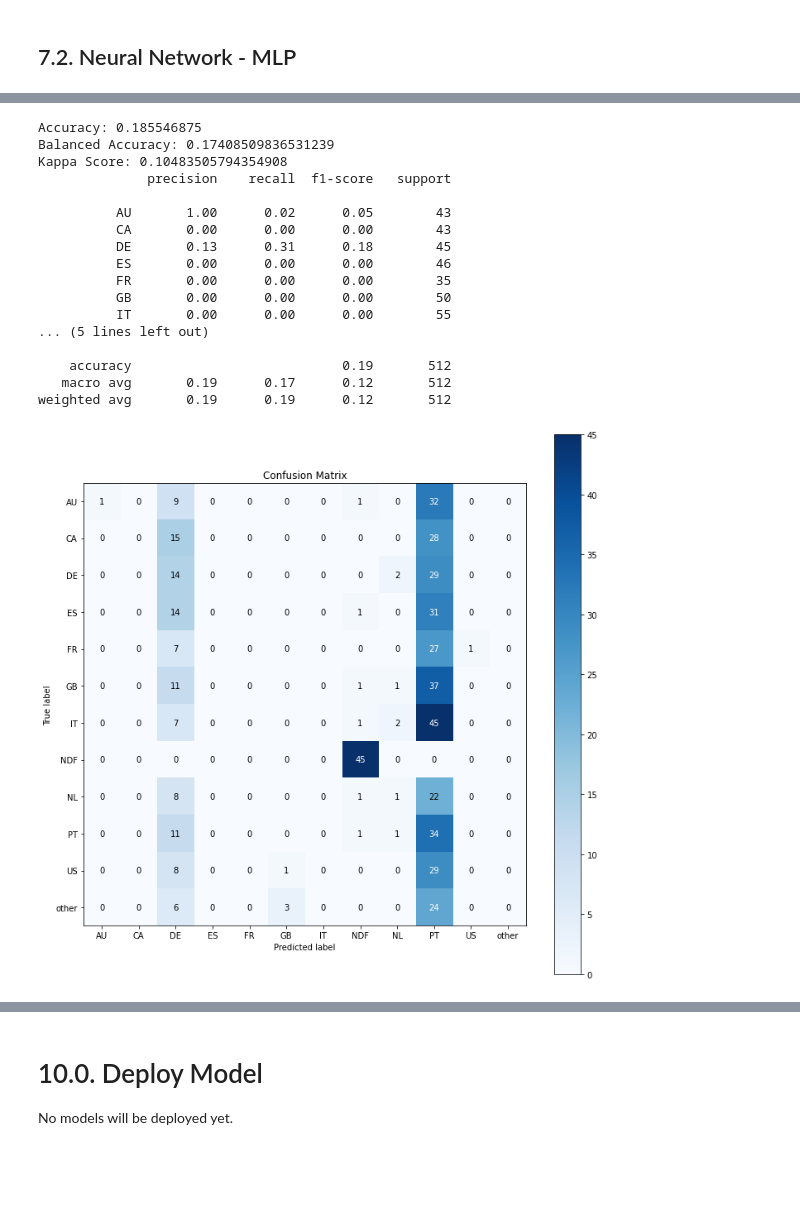
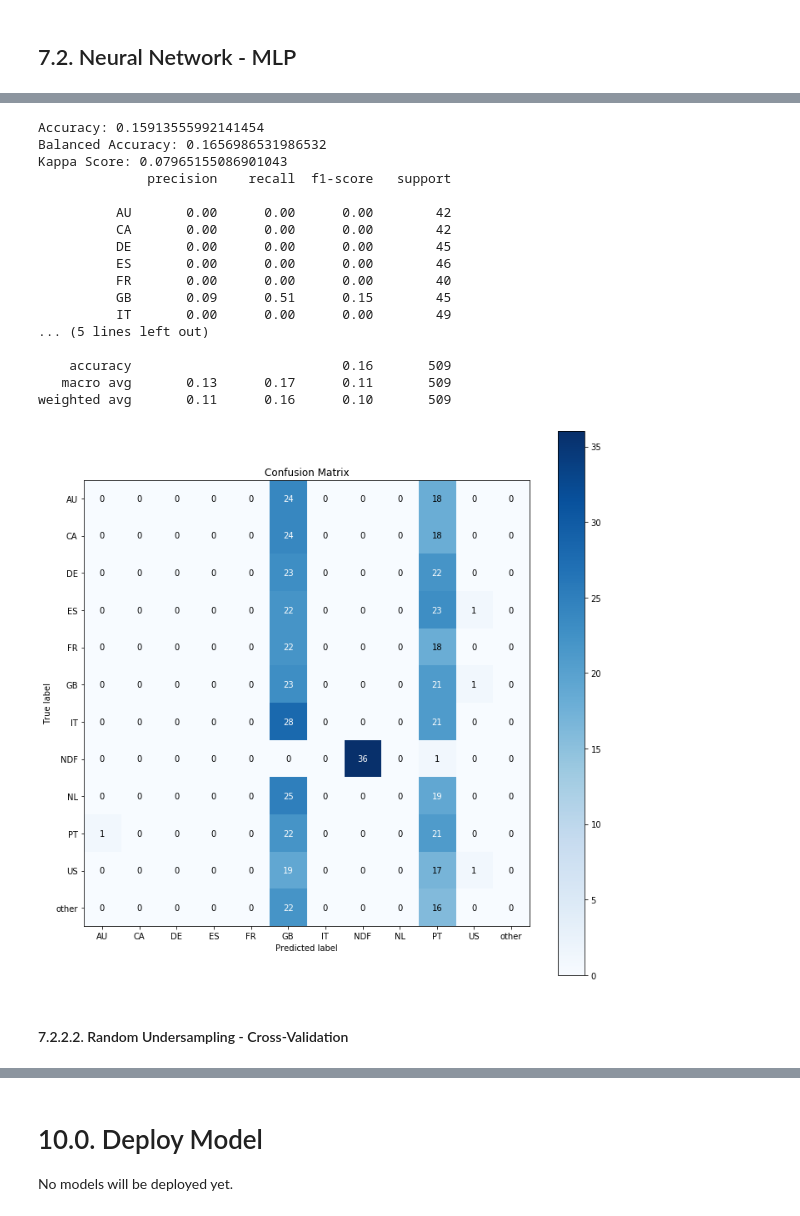
Before and after one commit to vinissouza/Airbnb-First-Booking-Forecast, a Jupyter notebook: Notebooks/5th-Cycle-Notebook-Balanced_Dataset.ipynb, the cells around one changed output, grey strips where cells are left out. Saved outputs shown, nothing was run; the diff lists cells and outputs as text; code cells hidden in the pictures; blank space fills up the shorter version.

```diff
--- a/Notebooks/5th-Cycle-Notebook-Balanced_Dataset.ipynb
+++ b/Notebooks/5th-Cycle-Notebook-Balanced_Dataset.ipynb
@@ -753,18 +780,12 @@ df05_users_comb.to_csv('../Datasets/data_balanced_smote_tomek.csv')
 # %%
-df06_users = df05_users.copy()
+# training dataset
+X = df06_users.drop( columns=ohe.categories_[0] )
+X_under = df06_users_under.drop( columns=ohe.categories_[0] )
+X_over = df06_users_over.drop( columns=ohe.categories_[0] )
+X_comb = df06_users_comb.drop( columns=ohe.categories_[0] )
 
-df06_users_under = df05_users_under
-df06_users_over = df05_users_over
-df06_users_comb = df05_users_comb
+#  training response dataset
+y = df06_users[ohe.categories_[0]]
+y_under = df06_users_under[ohe.categories_[0]]
+y_over = df06_users_over[ohe.categories_[0]]
+y_comb = df06_users_comb[ohe.categories_[0]]
-# %%
-# training dataset
-X = df06_users.drop( 'country_destination', axis=1 )
-X_under = df06_users_under.drop( 'country_destination', axis=1 )
-X_over = df06_users_over.drop( 'country_destination', axis=1 )
-X_comb = df06_users_comb.drop( 'country_destination', axis=1 )
-
-#  training response dataset
-y = df06_users['country_destination']
-y_under = df06_users_under['country_destination']
-y_over = df06_users_over['country_destination']
-y_comb = df06_users_comb['country_destination']
@@ -821,6 +1087,6 @@ model_under.add( l.Dense(12, activation='softmax') )
 model_under.compile(loss='categorical_crossentropy', optimizer='adam', metrics=['accuracy'])
 
 # train model
-model_under.fit(x_train_under, y_train_under_nn, epochs=100)
+model_under.fit(x_train_under, y_train_under, epochs=100)
 # %% [output]
 Epoch 1/100
@@ -967,8 +1114,7 @@ weighted avg       0.42      0.42      0.42     41319
 pred_under_nn = model_under.predict(x_test_under)
 
 # invert prediction
-yhat_under_nn = ohe_under.inverse_transform(pred_under_nn)
+yhat_under_nn = ohe.inverse_transform(pred_under_nn)
 
-# test dataset prepare with real results
-y_test_under_nn = y_test_under.to_numpy()
-yhat_under_nn = yhat_under_nn.reshape(1, -1)[0]
+# invert validation response
+y_test_under_nn = ohe.inverse_transform(y_test_under)
@@ -987,37 +1148,45 @@ dtype: float64
 # %%
 # Accuracy
 acc_under_nn = m.accuracy_score( y_test_under_nn, yhat_under_nn )
 print(f'Accuracy: {acc_under_nn}')
 
 # Balanced Accuracy
 balanced_acc_under_nn = m.balanced_accuracy_score(y_test_under_nn, yhat_under_nn)
 print(f'Balanced Accuracy: {balanced_acc_under_nn}')
 
 # Kappa Metrics
 kappa_under_nn = m.cohen_kappa_score(y_test_under_nn, yhat_under_nn)
 print(f'Kappa Score: {kappa_under_nn}')
 
 # Classification report
 print(m.classification_report(y_test_under_nn, yhat_under_nn))
 
 # Confusion Matrix
 mt.plot_confusion_matrix( y_test_under_nn, yhat_under_nn, normalize=False, figsize=(12,12));
+
+# Performance
+under_performance = {'model': 'NN Model - Random Undersampling',
+                     'acc': np.round(acc_under_nn, 6),
+                     'balanced_acc': np.round(balanced_acc_under_nn, 6),
+                     'kappa_score': np.round(kappa_under_nn, 6)}
 # %% [output]
-Accuracy: 0.185546875
-Balanced Accuracy: 0.17408509836531239
-Kappa Score: 0.10483505794354908
+Accuracy: 0.15913555992141454
+Balanced Accuracy: 0.1656986531986532
+Kappa Score: 0.07965155086901043
               precision    recall  f1-score   support
 
-          AU       1.00      0.02      0.05        43
-          CA       0.00      0.00      0.00        43
-          DE       0.13      0.31      0.18        45
+          AU       0.00      0.00      0.00        42
+          CA       0.00      0.00      0.00        42
+          DE       0.00      0.00      0.00        45
           ES       0.00      0.00      0.00        46
-          FR       0.00      0.00      0.00        35
-          GB       0.00      0.00      0.00        50
-          IT       0.00      0.00      0.00        55
+          FR       0.00      0.00      0.00        40
+          GB       0.09      0.51      0.15        45
+          IT       0.00      0.00      0.00        49
 ... (5 lines left out)
 
-    accuracy                           0.19       512
-   macro avg       0.19      0.17      0.12       512
-weighted avg       0.19      0.19      0.12       512
+    accuracy                           0.16       509
+   macro avg       0.13      0.17      0.11       509
+weighted avg       0.11      0.16      0.10       509
-[figure, old version]
+[figure, new version]
+# %% [markdown]
+#### 7.2.2.2. Random Undersampling - Cross-Validation
```
Also changed, not shown: parts of 140 cells of this notebook.
